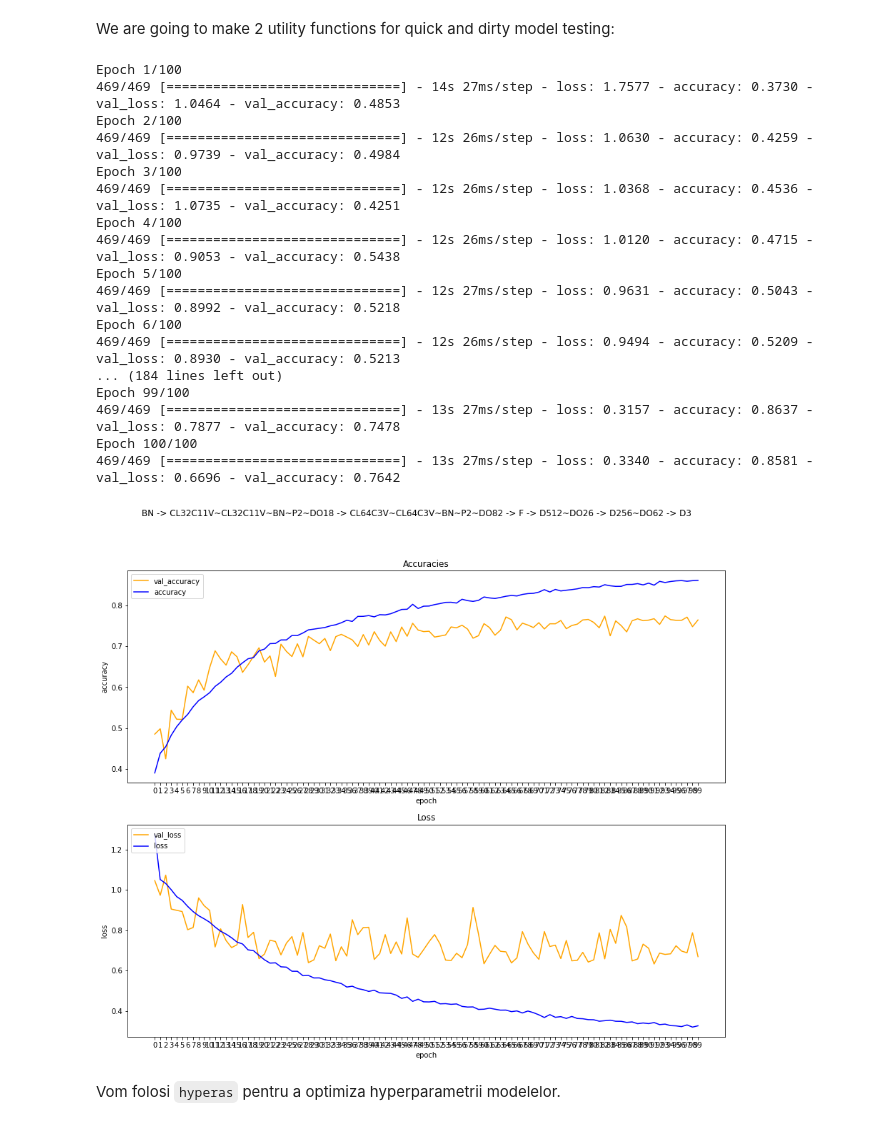
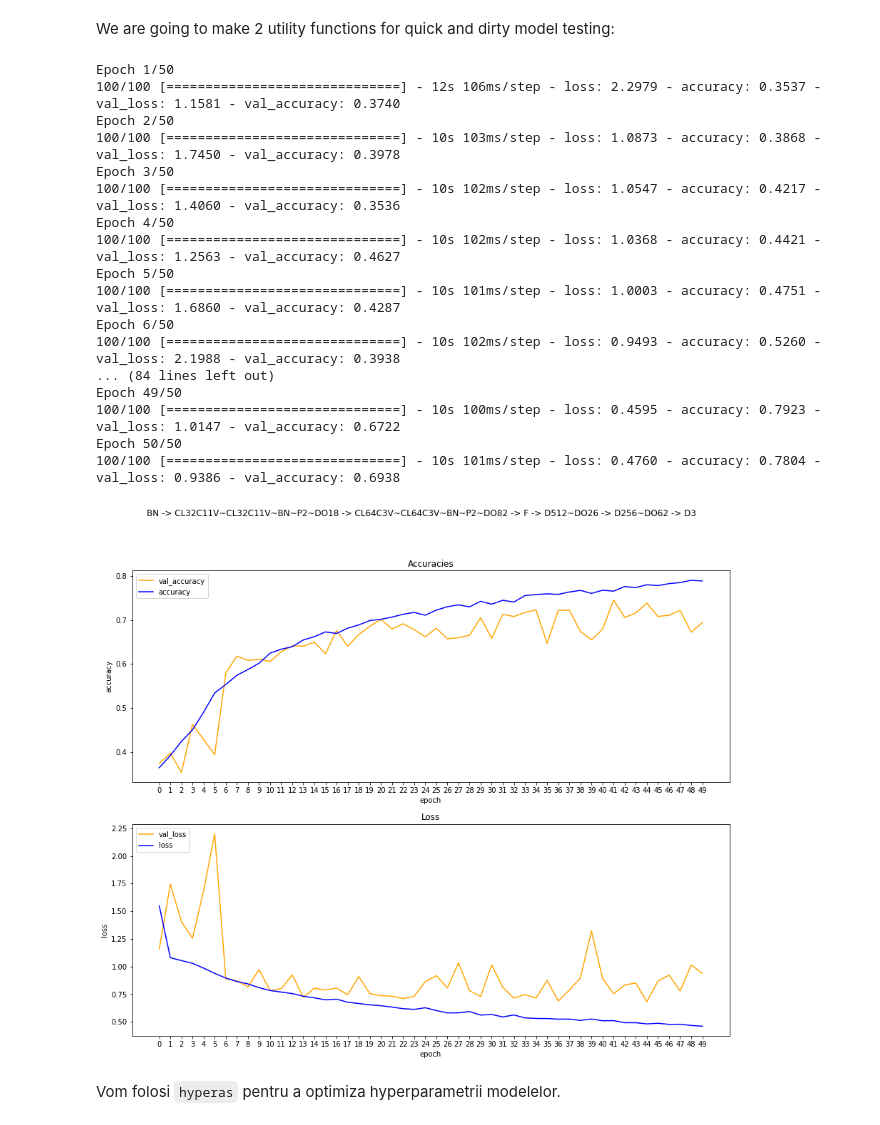
Before and after one commit to andrei-micuda/ML-Labs-2021, a Jupyter notebook: CT-Scan/CT_Scan.ipynb, the cells around one changed output. Saved outputs shown, nothing was run; the diff lists cells and outputs as text; code cells hidden in the pictures.

```diff
--- a/CT-Scan/CT_Scan.ipynb
+++ b/CT-Scan/CT_Scan.ipynb
@@ -187,7 +187,9 @@ def model_testing(model_pattern, epochs, show_graphs=True):
   # model_patterns = ["CL48C5~P2~BN~DO1 -> CL64C5~P2~BN~DO1 -> CL128C5~BN~DO1 -> F -> D512 -> D512 -> D3"]
   model = create_model(model_pattern)
   model.compile(
-    optimizer=tf.keras.optimizers.Adam(learning_rate=0.0017, epsilon=0.001),
+    optimizer=tf.keras.optimizers.Adam(
+        # learning_rate=0.0017, epsilon=0.001
+        ),
     loss=tf.keras.losses.CategoricalCrossentropy(),
     metrics=["accuracy"])
 
@@ -203,7 +205,7 @@ def model_testing(model_pattern, epochs, show_graphs=True):
     # zoom_range=[0.7, 1.0]
   )
   datagen.fit(train_images)
-  train_images_it = datagen.flow(train_images, train_labels)
+  train_images_it = datagen.flow(train_images, train_labels, batch_size=150)
   validation_images_it = datagen.flow(validation_images, validation_labels)
 
 
@@ -251,36 +253,36 @@ model = model_testing("BN -> CL32C7V~CL32C7V~BN~P2~DO18 -> CL64C5V~CL64C5V~BN~P2
 # %%
 # model = model_testing("BN -> CL32C7V~CL32C7V~BN~P2~DO18 -> CL64C5V~CL64C5V~BN~P2~DO82 -> F -> D512~DO26 -> D256~DO62 -> D3", 50, show_graphs=True)
 # model = model_testing("BN -> CL32C7V~CL32C7V~BN~P2 -> CL64C5V~CL64C5V~BN~P2 -> F -> D512 -> D256-> D3", 20, show_graphs=True)
-model = model_testing("BN -> CL32C11V~CL32C11V~BN~P2~DO18 -> CL64C3V~CL64C3V~BN~P2~DO82 -> F -> D512~DO26 -> D256~DO62 -> D3", 100, show_graphs=True)
+model = model_testing("BN -> CL32C11V~CL32C11V~BN~P2~DO18 -> CL64C3V~CL64C3V~BN~P2~DO82 -> F -> D512~DO26 -> D256~DO62 -> D3", 50, show_graphs=True)
 
 # show_data_sample(test_ds, train_labels)
 model.load_weights("/content/ct-scan/best-weights.h5")
 predictions = np.argmax(model.predict(test_images), axis=1)
 with open("/content/ct-scan/test.txt") as fin:
   test_image_names = [line.strip() for line in fin.readlines()]
 with open("/content/ct-scan/submission.txt", 'w') as fout:
   fout.write("id,label\n")
   for i, img in enumerate(test_image_names):
     fout.write(f"{img},{predictions[i]}\n")
 # %% [output]
-Epoch 1/100
-469/469 [==============================] - 14s 27ms/step - loss: 1.7577 - accuracy: 0.3730 - val_loss: 1.0464 - val_accuracy: 0.4853
-Epoch 2/100
-469/469 [==============================] - 12s 26ms/step - loss: 1.0630 - accuracy: 0.4259 - val_loss: 0.9739 - val_accuracy: 0.4984
-Epoch 3/100
-469/469 [==============================] - 12s 26ms/step - loss: 1.0368 - accuracy: 0.4536 - val_loss: 1.0735 - val_accuracy: 0.4251
-Epoch 4/100
-469/469 [==============================] - 12s 26ms/step - loss: 1.0120 - accuracy: 0.4715 - val_loss: 0.9053 - val_accuracy: 0.5438
-Epoch 5/100
-469/469 [==============================] - 12s 27ms/step - loss: 0.9631 - accuracy: 0.5043 - val_loss: 0.8992 - val_accuracy: 0.5218
-Epoch 6/100
-469/469 [==============================] - 12s 26ms/step - loss: 0.9494 - accuracy: 0.5209 - val_loss: 0.8930 - val_accuracy: 0.5213
-... (184 lines left out)
-Epoch 99/100
-469/469 [==============================] - 13s 27ms/step - loss: 0.3157 - accuracy: 0.8637 - val_loss: 0.7877 - val_accuracy: 0.7478
-Epoch 100/100
-469/469 [==============================] - 13s 27ms/step - loss: 0.3340 - accuracy: 0.8581 - val_loss: 0.6696 - val_accuracy: 0.7642
+Epoch 1/50
+100/100 [==============================] - 12s 106ms/step - loss: 2.2979 - accuracy: 0.3537 - val_loss: 1.1581 - val_accuracy: 0.3740
+Epoch 2/50
+100/100 [==============================] - 10s 103ms/step - loss: 1.0873 - accuracy: 0.3868 - val_loss: 1.7450 - val_accuracy: 0.3978
+Epoch 3/50
+100/100 [==============================] - 10s 102ms/step - loss: 1.0547 - accuracy: 0.4217 - val_loss: 1.4060 - val_accuracy: 0.3536
+Epoch 4/50
+100/100 [==============================] - 10s 102ms/step - loss: 1.0368 - accuracy: 0.4421 - val_loss: 1.2563 - val_accuracy: 0.4627
+Epoch 5/50
+100/100 [==============================] - 10s 101ms/step - loss: 1.0003 - accuracy: 0.4751 - val_loss: 1.6860 - val_accuracy: 0.4287
+Epoch 6/50
+100/100 [==============================] - 10s 102ms/step - loss: 0.9493 - accuracy: 0.5260 - val_loss: 2.1988 - val_accuracy: 0.3938
+... (84 lines left out)
+Epoch 49/50
+100/100 [==============================] - 10s 100ms/step - loss: 0.4595 - accuracy: 0.7923 - val_loss: 1.0147 - val_accuracy: 0.6722
+Epoch 50/50
+100/100 [==============================] - 10s 101ms/step - loss: 0.4760 - accuracy: 0.7804 - val_loss: 0.9386 - val_accuracy: 0.6938
-[figure, old version]
+[figure, new version]
 # %%
 import pickle
 
```
